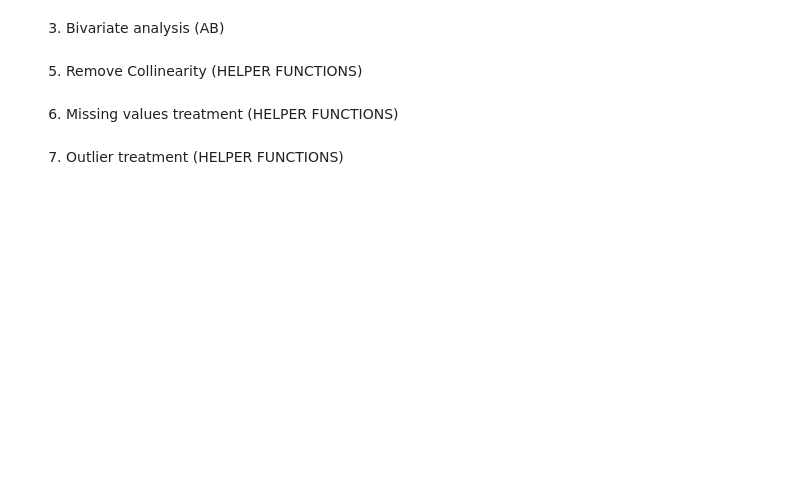
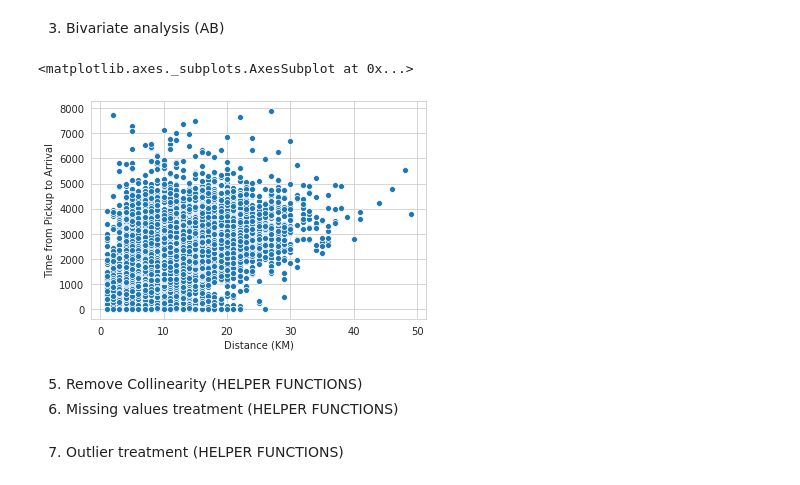
Before and after one commit to Dominic-byte/Team-13-Regression-Predict, a Jupyter notebook: Sendy_regressor.ipynb, the cells around one changed output. Drawn from its saved outputs; the diff is of its cells as text; code cells hidden in the pictures; blank space fills up the shorter version.

```diff
--- a/Sendy_regressor.ipynb
+++ b/Sendy_regressor.ipynb
@@ -188,41 +188,41 @@ memory usage: 5.3+ MB
 # %% [markdown]
 ### Cleaning functions
 # %%
-def data_preprocessing(df, to_float=None, to_int=None, out_size=16, in_size=64):
-  """Function that preprocesses data by changing data types
+def data_preprocessing(df, na_thresh = 0, strategy = 'mean'):
+  """Function that preprocesses data used for predictions and testing
   Parameters
   ----------
   df: DataFrame
           DataFrame to preprocess.
+  na_thresh: float
+          float between 0.0 and 1.0 specifying the drop/fillna
+          threshhold
+  strategy: string
+          Filling strategy, 'mean', 'median' or  'rolling'
   Returns
   -------
-  cdf: DataFrame
-          Modified DataFrame with reduced memory usage
+  df: DataFrame
+          Preprocessed DataFrame
 
   """
   cdf = df.copy()
   old = cdf.memory_usage().sum()
   # Create lists of columns to change
-  integers = [col for col in cdf.columns if cdf[col].dtypes == f'int{in_size}']
-  floats = [col for col in cdf.columns if cdf[col].dtypes == f'float{in_size}']
+  integers = [col for col in cdf.columns if cdf[col].dtypes == 'int64']
+  floats = [col for col in cdf.columns if cdf[col].dtypes == 'float64']
   time_cols = [col for col in cdf.columns if col.endswith("Time")]
 
   # Reduce size of data storage types
-  cdf[integers] = cdf[integers].astype(f'int{out_size}')
-  cdf[floats] = cdf[floats].astype(f'float{out_size}')
+  cdf[integers] = cdf[integers].astype('int16')
+  cdf[floats] = cdf[floats].astype('float16')
   for col in time_cols:
     cdf[col] = pd.to_datetime(cdf[col]).dt.time
 
   # Correcting specific columns
-  for col in cdf.columns:
-    if to_float != None and col in to_float:
-      cdf[col] = cdf[col].astype(f'float{out_size}')
-    elif to_int != None and col in to_int:
-      cdf[col] = cdf[col].astype(f'int{out_size}')
+  if 'Distance (KM)' in cdf.columns:
+    cdf['Distance (KM)'] = cdf['Distance (KM)'].astype('float16')
 
   new = cdf.memory_usage().sum()
-  print("Bytes\t","\nOld:\t", str(old),
-        "\nNew:\t", "("+str(new)+")",
-        "\nSaved:\t", str(old - new))
+  print("Bytes\t","\nOld:\t", str(old), "\nNew:\t", "("+str(new)+")", "\nSaved:\t", str(old - new))
   return cdf
 # %%
@@ -278,4 +332,10 @@ col_numerical = [col for col in eda_df.columns if eda_df[col].dtype != 'object']
 # %% [markdown]
 3. Bivariate analysis (AB)
+# %%
+sns.scatterplot(x=eda_df['Distance (KM)'],y=eda_df[target])
+# %% [output]
+<matplotlib.axes._subplots.AxesSubplot at 0x...>
+[figure, added]
 # %% [markdown]
 5. Remove Collinearity (HELPER FUNCTIONS)
+6. Missing values treatment (HELPER FUNCTIONS)
@@ -298,3 +342 @@ def multi_remover(df, corr_thresh=0.9, ignore_cols=['Pickup - Day of Month','Pic
-# %% [markdown]
-6. Missing values treatment (HELPER FUNCTIONS)
 # %%
```
Also changed, not shown: parts of 12 cells of this notebook.
